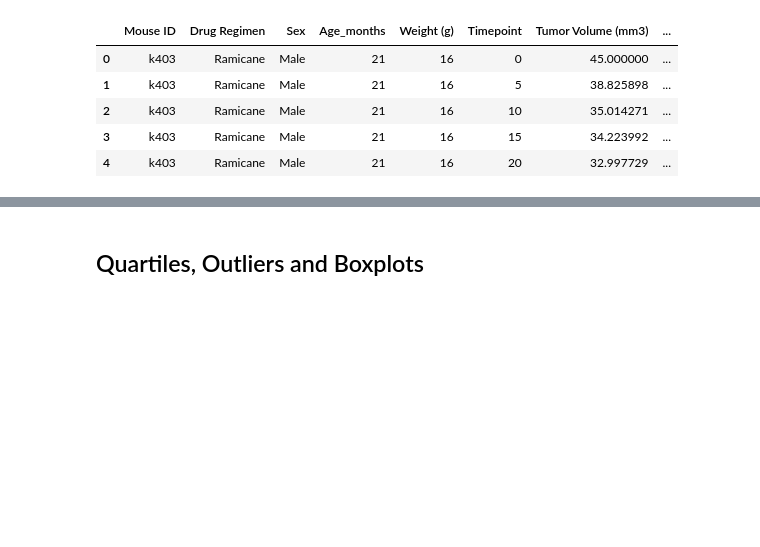
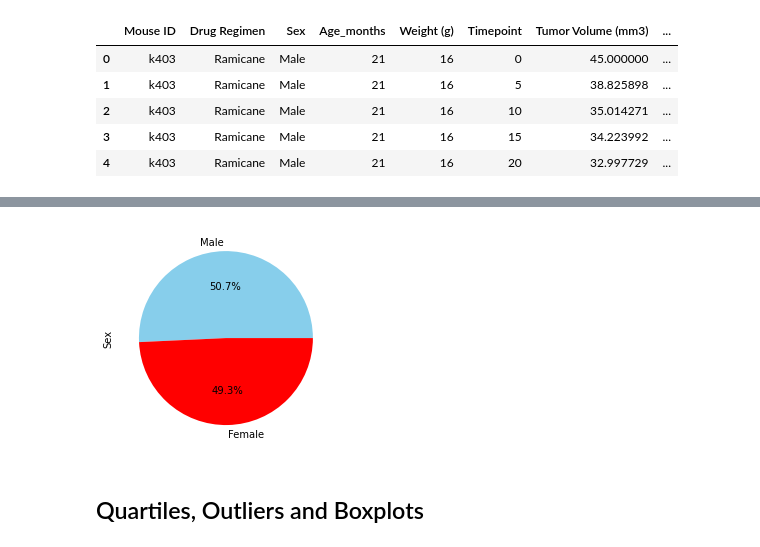
Before and after one commit to mattinglyjen/Matplotlib, a Jupyter notebook: Instructions/Pymaceuticals/pymaceuticals_starter.ipynb, the cells around one changed output, grey strips where cells are left out. Drawn from its saved outputs; the diff is of its cells as text; code cells hidden in the pictures; blank space fills up the shorter version.

```diff
--- a/Instructions/Pymaceuticals/pymaceuticals_starter.ipynb
+++ b/Instructions/Pymaceuticals/pymaceuticals_starter.ipynb
@@ -179,2 +179,7 @@ plt.pie(sex_values, labels=labels, colors=colors, autopct="%1.1f%%")
+# %%
+# generate same chart using pandas
+plot = sex_values.plot.pie(subplots=True, colors=colors, autopct="%1.1f%%")
+# %% [output]
+[figure, added]
 # %% [markdown]
 ## Quartiles, Outliers and Boxplots
```
Also changed, not shown: parts of 4 cells of this notebook.
